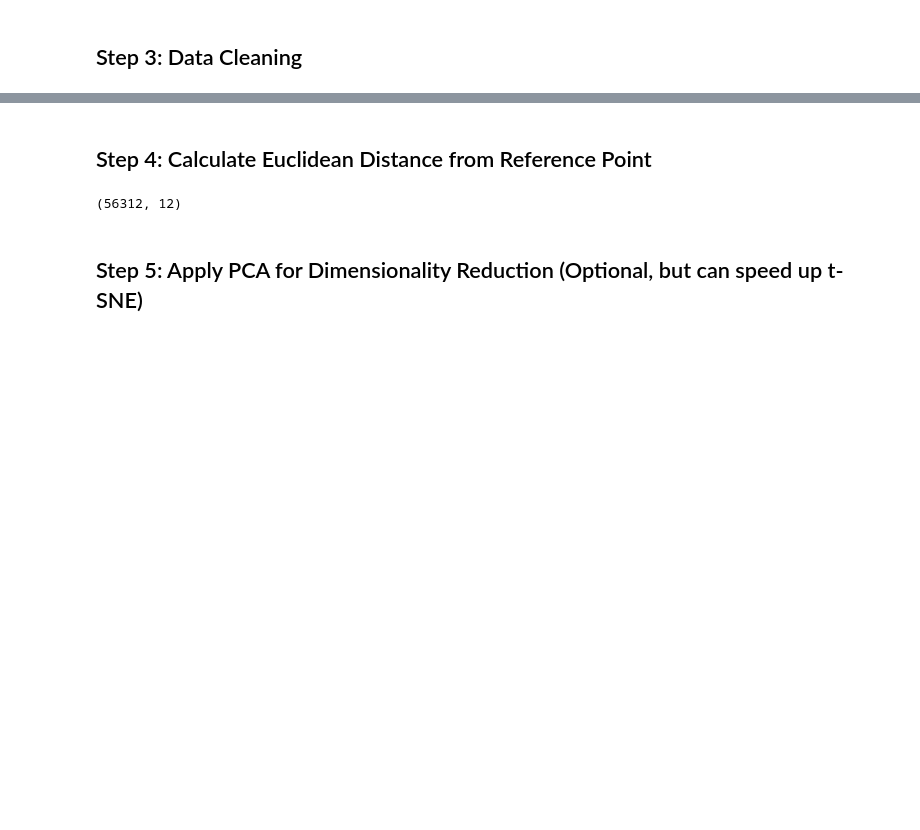
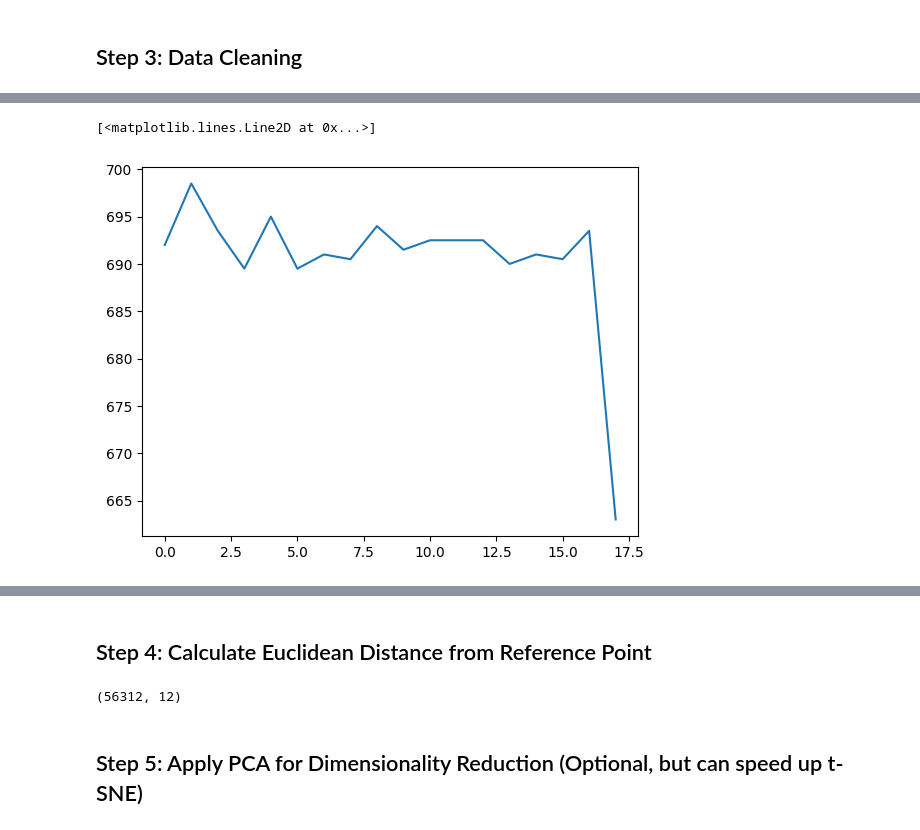
Before and after one commit to MagM00/nevian_lab, a Jupyter notebook: video_processing/DLC analysis.ipynb, the cells around one changed output, grey strips where cells are left out. Cells and saved outputs as stored; diff of their text form; code cells hidden in the pictures; blank space fills up the shorter version.

```diff
--- a/video_processing/DLC analysis.ipynb
+++ b/video_processing/DLC analysis.ipynb
@@ -137,0 +120,5 @@ plt.plot(saline_dataframes[0]['centerofMass']['x'])
+# %%
+plt.plot(df_box['box_center_x'])
+# %% [output]
+[<matplotlib.lines.Line2D at 0x...>]
+[figure, added]
```
Also changed, not shown: parts of 15 cells of this notebook.
